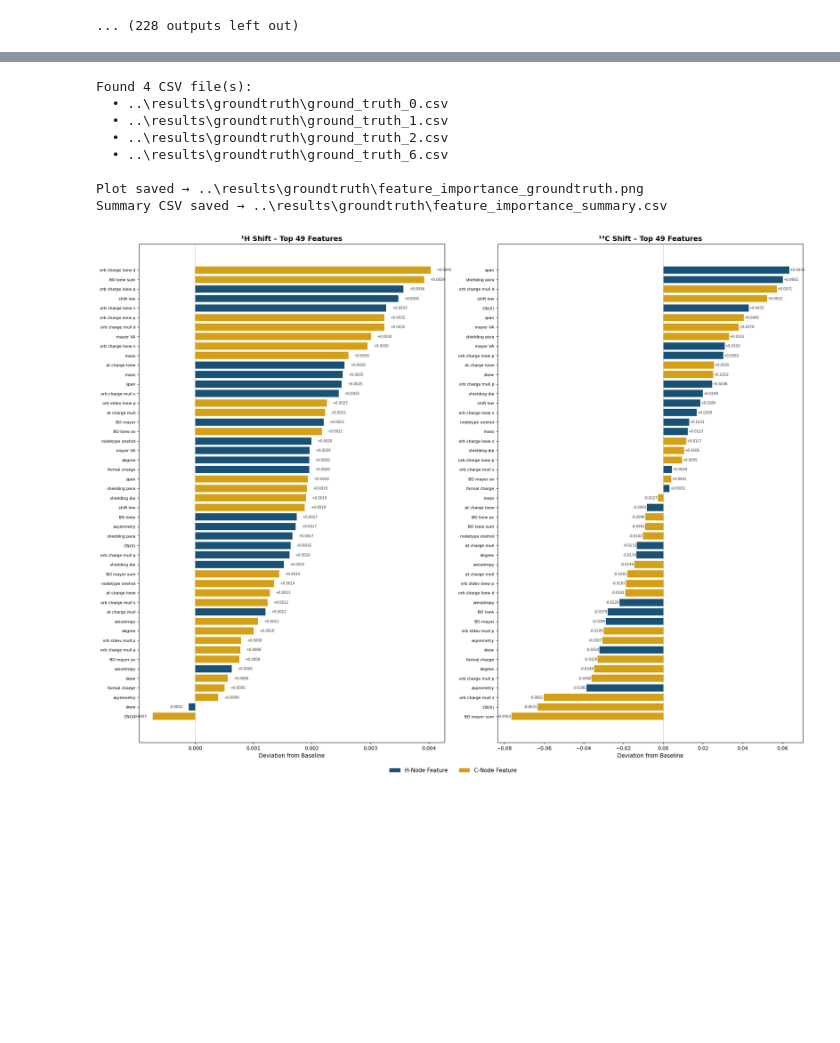
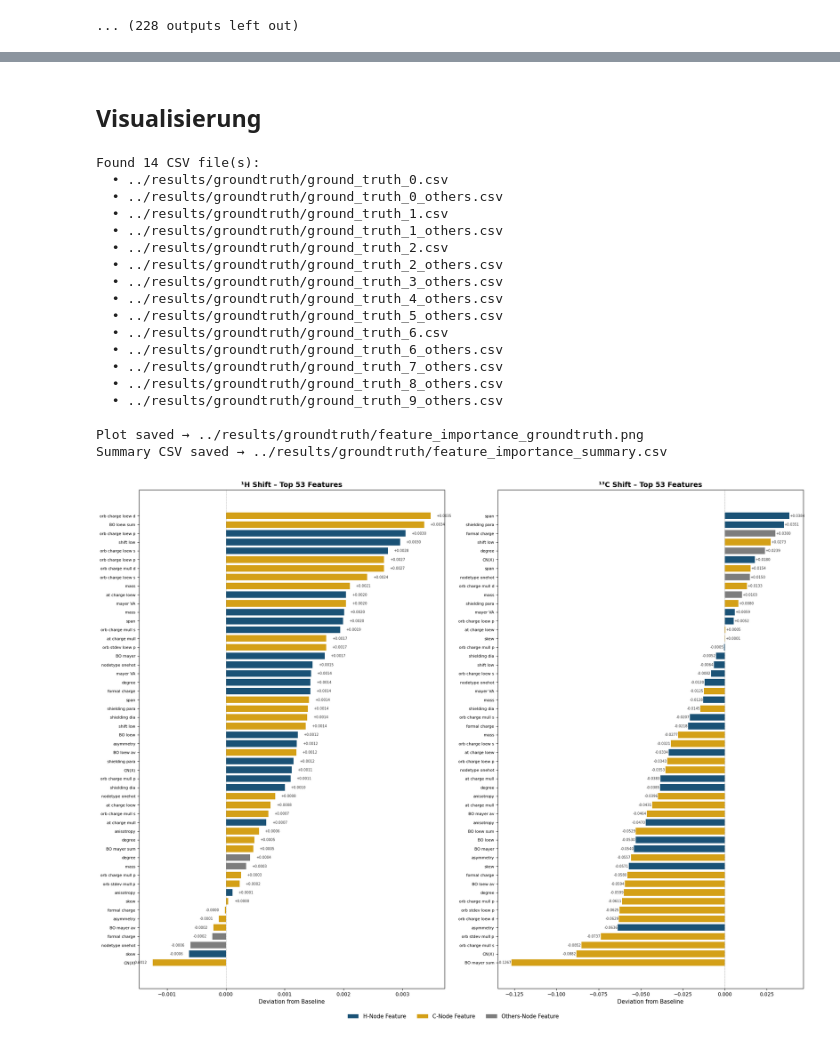
Before and after one commit to DanielBautz/gnn4nmr, a Jupyter notebook: notebooks/groundtruth.ipynb, the cells around one changed output, grey strips where cells are left out. Cells and saved outputs as stored; diff of their text form; code cells hidden in the pictures; blank space fills up the shorter version.

Commit message:
ablations study others

```diff
--- a/notebooks/groundtruth.ipynb
+++ b/notebooks/groundtruth.ipynb
@@ -821,6 +907,8 @@ Top 10 by groundtruth_C_pred
 | 45 | BO_mayer_H | H | [31] | 0.039884 | 0.577490 | 0.001314 | -0.105402 | ... |
 | 46 | CNX_C | C | [17] | 0.040259 | 0.571358 | 0.001689 | -0.111534 | ... |
 | 47 | nodetype_onehot_H | H | [0, 1, 2, 3, 4, 5, 6, 7, 8, 9, 10... | 0.038584 | 0.561146 | 0.000014 | -0.121746 | ... |
+# %% [markdown]
+## Visualisierung
 # %%
 """
 Groundtruth Feature Importance – Ablation Study
@@ -851,7 +939,7 @@ INPUT_DIR_CANDIDATES = [
 INPUT_DIR_PATH = next((p for p in INPUT_DIR_CANDIDATES if p.exists()), INPUT_DIR_CANDIDATES[0])
 INPUT_DIR = str(INPUT_DIR_PATH)
 PATTERN = str(INPUT_DIR_PATH / "ground_truth_*.csv")
-TOP_N = 49  # number of features to show per panel
+TOP_N = 53  # number of features to show per panel
 
 # Colours matching the reference figure
 COLOR_H = "#1a5276"   # dark blue for H‑node features
@@ -971,7 +1059,7 @@ bars_h = ax_h.barh(
 ax_h.set_yticks(range(len(top_H)))
 ax_h.set_yticklabels(top_H["display_name"].values, fontsize=8)
 ax_h.set_xlabel("Deviation from Baseline", fontsize=11)
-ax_h.set_title("¹H Shift – Top 49 Features", fontsize=14, fontweight="bold")
+ax_h.set_title("¹H Shift – Top 53 Features", fontsize=14, fontweight="bold")
 ax_h.axvline(0, color="grey", linewidth=0.5, linestyle="--")
 
 # Annotate bars
@@ -1001,7 +1089,7 @@ bars_c = ax_c.barh(
 ax_c.set_yticks(range(len(top_C)))
 ax_c.set_yticklabels(top_C["display_name"].values, fontsize=8)
 ax_c.set_xlabel("Deviation from Baseline", fontsize=11)
-ax_c.set_title("¹³C Shift – Top 49 Features", fontsize=14, fontweight="bold")
+ax_c.set_title("¹³C Shift – Top 53 Features", fontsize=14, fontweight="bold")
 ax_c.axvline(0, color="grey", linewidth=0.5, linestyle="--")
 
 for i, (val, nt) in enumerate(
@@ -1028,38 +1116,48 @@ legend_elements = [
 # Include Others only if present in the data
 if "Others" in agg["ablation_node_type"].values:
     legend_elements.append(Patch(facecolor=COLOR_OTHER, label="Others-Node Feature"))
 
 fig.legend(
     handles=legend_elements,
     loc="lower center",
     ncol=len(legend_elements),
     fontsize=11,
     frameon=False,
     bbox_to_anchor=(0.5, 0.005),
 )
 
 plt.tight_layout(rect=[0, 0.03, 1, 0.96])
 
 # ── Save ─────────────────────────────────────────────────────────────────────
 out_png = str(INPUT_DIR_PATH / "feature_importance_groundtruth.png")
 os.makedirs(os.path.dirname(out_png), exist_ok=True)
 fig.savefig(out_png, dpi=200, bbox_inches="tight", facecolor="white")
 print(f"\nPlot saved → {out_png}")
 
 # Also save the aggregated data as CSV for reference
 out_csv = str(INPUT_DIR_PATH / "feature_importance_summary.csv")
 agg_export = agg.sort_values("delta_mae_H", ascending=False)
 agg_export.to_csv(out_csv, index=False, float_format="%.6f")
 print(f"Summary CSV saved → {out_csv}")
 
 plt.show()
 # %% [output]
-Found 4 CSV file(s):
-  • ..\results\groundtruth\ground_truth_0.csv
-  • ..\results\groundtruth\ground_truth_1.csv
-  • ..\results\groundtruth\ground_truth_2.csv
-  • ..\results\groundtruth\ground_truth_6.csv
+Found 14 CSV file(s):
+  • ../results/groundtruth/ground_truth_0.csv
+  • ../results/groundtruth/ground_truth_0_others.csv
+  • ../results/groundtruth/ground_truth_1.csv
+  • ../results/groundtruth/ground_truth_1_others.csv
+  • ../results/groundtruth/ground_truth_2.csv
+  • ../results/groundtruth/ground_truth_2_others.csv
+  • ../results/groundtruth/ground_truth_3_others.csv
+  • ../results/groundtruth/ground_truth_4_others.csv
+  • ../results/groundtruth/ground_truth_5_others.csv
+  • ../results/groundtruth/ground_truth_6.csv
+  • ../results/groundtruth/ground_truth_6_others.csv
+  • ../results/groundtruth/ground_truth_7_others.csv
+  • ../results/groundtruth/ground_truth_8_others.csv
+  • ../results/groundtruth/ground_truth_9_others.csv
 
-Plot saved → ..\results\groundtruth\feature_importance_groundtruth.png
-Summary CSV saved → ..\results\groundtruth\feature_importance_summary.csv
+Plot saved → ../results/groundtruth/feature_importance_groundtruth.png
+Summary CSV saved → ../results/groundtruth/feature_importance_summary.csv
-[figure, old version]
+[figure, new version]
```
Also changed, not shown: parts of 1 cell of this notebook, 12 other files.
